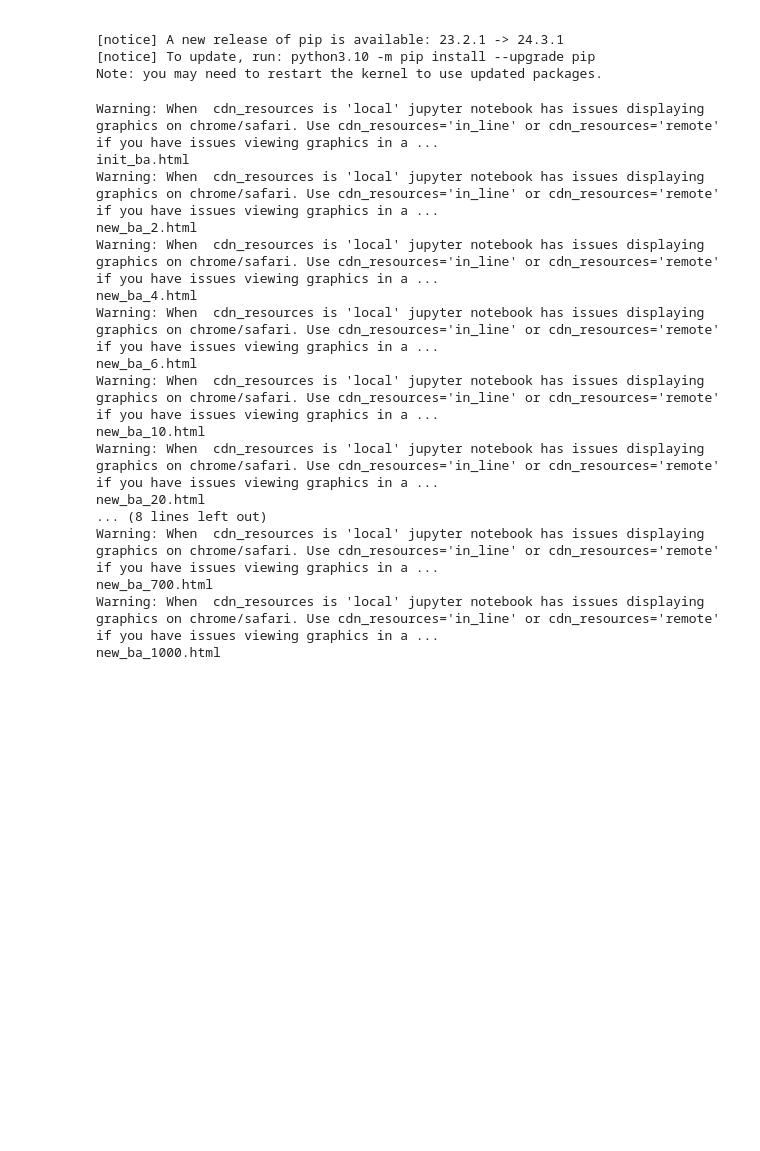
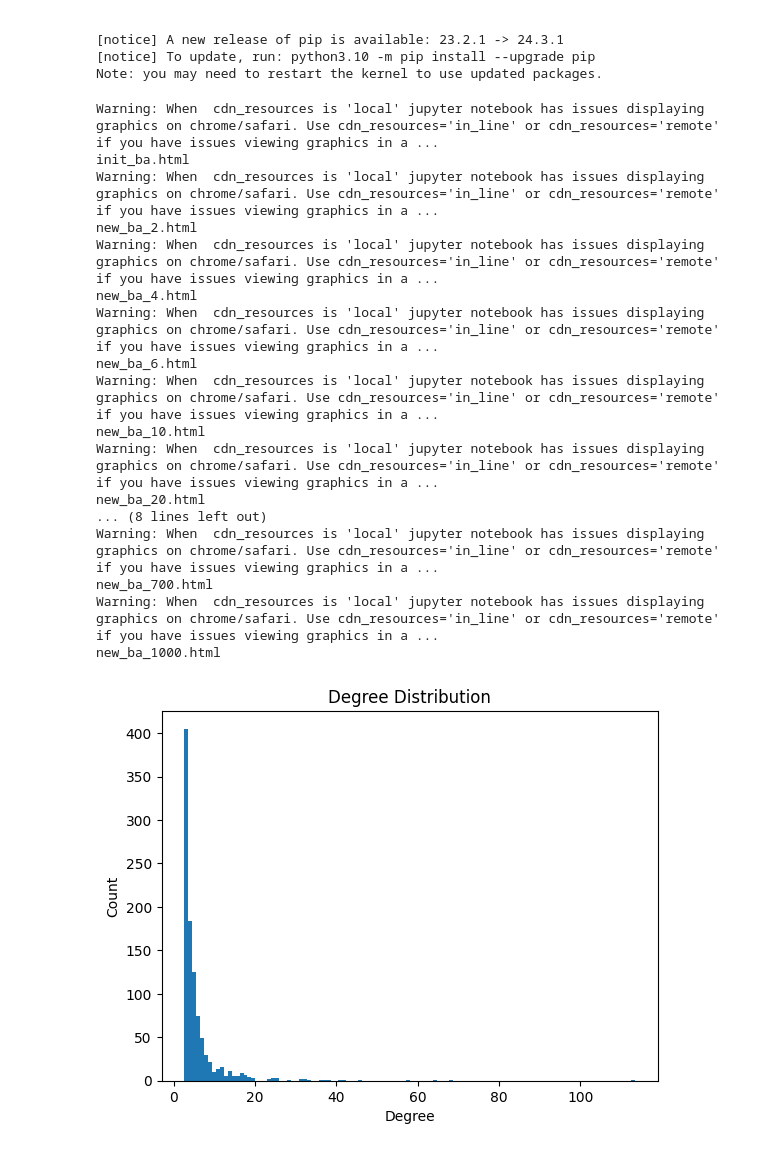
Before and after one commit to krls256/ans2024, a Jupyter notebook: lab2/lab.ipynb, the cells around one changed output. Saved outputs shown, nothing was run; the diff lists cells and outputs as text; code cells hidden in the pictures; blank space fills up the shorter version.

```diff
--- a/lab2/lab.ipynb
+++ b/lab2/lab.ipynb
@@ -87,30 +95,33 @@ def addVertexER(g):
 # %%
 keySteps = [2, 4, 6, 10, 20, 50, 100, 200, 400, 700, 1000]
 gBA = initGraph()
 
 drawNetwork(gBA, "init_ba")
 for i in range(1001):
     addVertexBA(gBA)
     if i in keySteps:
         drawNetwork(gBA, "new_ba_"+str(i))
+
+plotDegreeDist(gBA)
 # %% [output]
 Warning: When  cdn_resources is 'local' jupyter notebook has issues displaying graphics on chrome/safari. Use cdn_resources='in_line' or cdn_resources='remote' if you have issues viewing graphics in a ...
 init_ba.html
 Warning: When  cdn_resources is 'local' jupyter notebook has issues displaying graphics on chrome/safari. Use cdn_resources='in_line' or cdn_resources='remote' if you have issues viewing graphics in a ...
 new_ba_2.html
 Warning: When  cdn_resources is 'local' jupyter notebook has issues displaying graphics on chrome/safari. Use cdn_resources='in_line' or cdn_resources='remote' if you have issues viewing graphics in a ...
 new_ba_4.html
 Warning: When  cdn_resources is 'local' jupyter notebook has issues displaying graphics on chrome/safari. Use cdn_resources='in_line' or cdn_resources='remote' if you have issues viewing graphics in a ...
 new_ba_6.html
 Warning: When  cdn_resources is 'local' jupyter notebook has issues displaying graphics on chrome/safari. Use cdn_resources='in_line' or cdn_resources='remote' if you have issues viewing graphics in a ...
 new_ba_10.html
 Warning: When  cdn_resources is 'local' jupyter notebook has issues displaying graphics on chrome/safari. Use cdn_resources='in_line' or cdn_resources='remote' if you have issues viewing graphics in a ...
 new_ba_20.html
 ... (8 lines left out)
 Warning: When  cdn_resources is 'local' jupyter notebook has issues displaying graphics on chrome/safari. Use cdn_resources='in_line' or cdn_resources='remote' if you have issues viewing graphics in a ...
 new_ba_700.html
 Warning: When  cdn_resources is 'local' jupyter notebook has issues displaying graphics on chrome/safari. Use cdn_resources='in_line' or cdn_resources='remote' if you have issues viewing graphics in a ...
 new_ba_1000.html
+[figure, added]
 # %%
 gER = initGraph()
 
```
Also changed, not shown: parts of 4 cells of this notebook, 21 other files.
